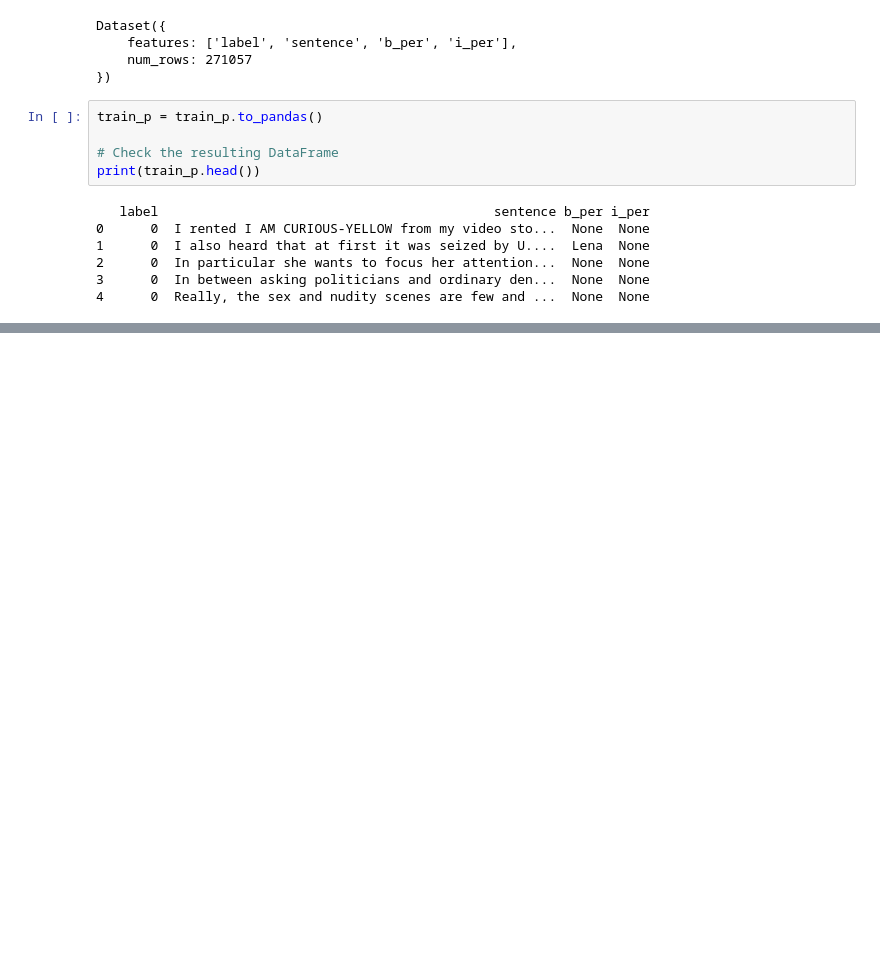
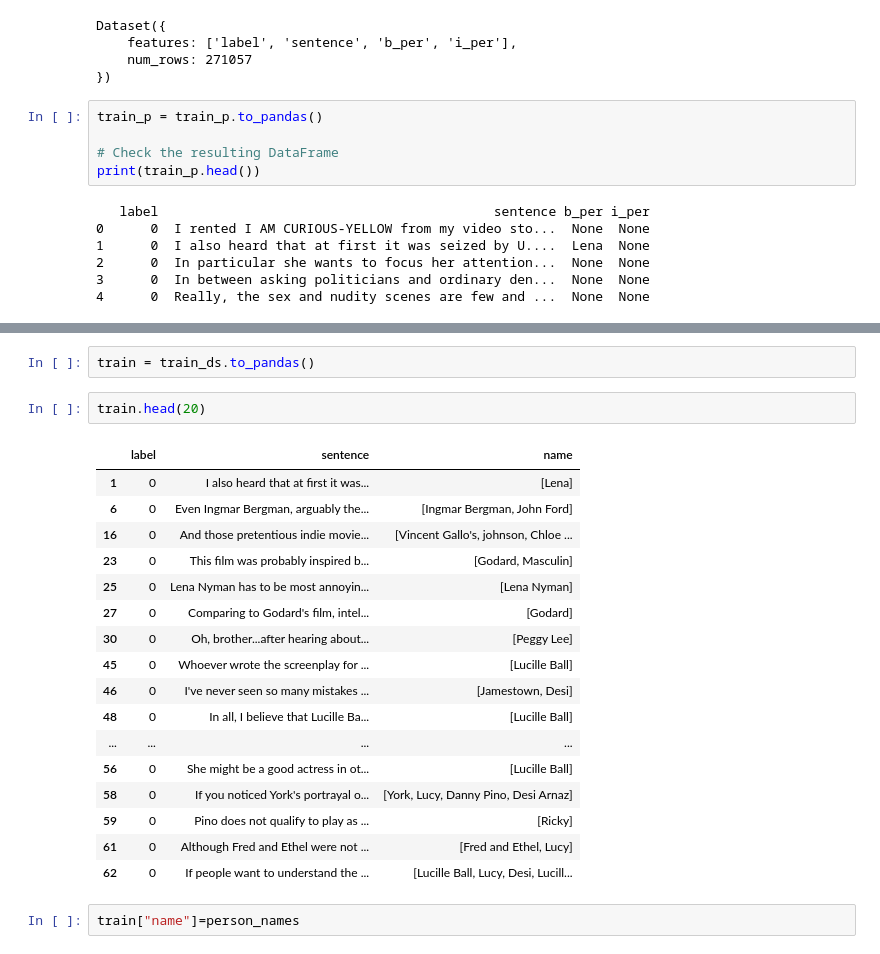
Before and after one commit to zhiyan-me/NLP_movie, a Jupyter notebook: nlp.ipynb, the cells around one changed output, grey strips where cells are left out. Drawn from its saved outputs; the diff is of its cells as text; blank space fills up the shorter version.

```diff
--- a/nlp.ipynb
+++ b/nlp.ipynb
@@ -359,0 +290,24 @@ df_split.head(10)
+# %%
+train = train_ds.to_pandas()
+# %%
+train.head(20)
+# %% [output]
+|  | label | sentence | name |
+| 1 | 0 | I also heard that at first it was... | [Lena] |
+| 6 | 0 | Even Ingmar Bergman, arguably the... | [Ingmar Bergman, John Ford] |
+| 16 | 0 | And those pretentious indie movie... | [Vincent Gallo's, johnson, Chloe ... |
+| 23 | 0 | This film was probably inspired b... | [Godard, Masculin] |
+| 25 | 0 | Lena Nyman has to be most annoyin... | [Lena Nyman] |
+| 27 | 0 | Comparing to Godard's film, intel... | [Godard] |
+| 30 | 0 | Oh, brother...after hearing about... | [Peggy Lee] |
+| 45 | 0 | Whoever wrote the screenplay for ... | [Lucille Ball] |
+| 46 | 0 | I've never seen so many mistakes ... | [Jamestown, Desi] |
+| 48 | 0 | In all, I believe that Lucille Ba... | [Lucille Ball] |
+| ... | ... | ... | ... |
+| 56 | 0 | She might be a good actress in ot... | [Lucille Ball] |
+| 58 | 0 | If you noticed York's portrayal o... | [York, Lucy, Danny Pino, Desi Arnaz] |
+| 59 | 0 | Pino does not qualify to play as ... | [Ricky] |
+| 61 | 0 | Although Fred and Ethel were not ... | [Fred and Ethel, Lucy] |
+| 62 | 0 | If people want to understand the ... | [Lucille Ball, Lucy, Desi, Lucill... |
+# %%
+train["name"]=person_names
```
Also changed, not shown: parts of 46 cells of this notebook.
